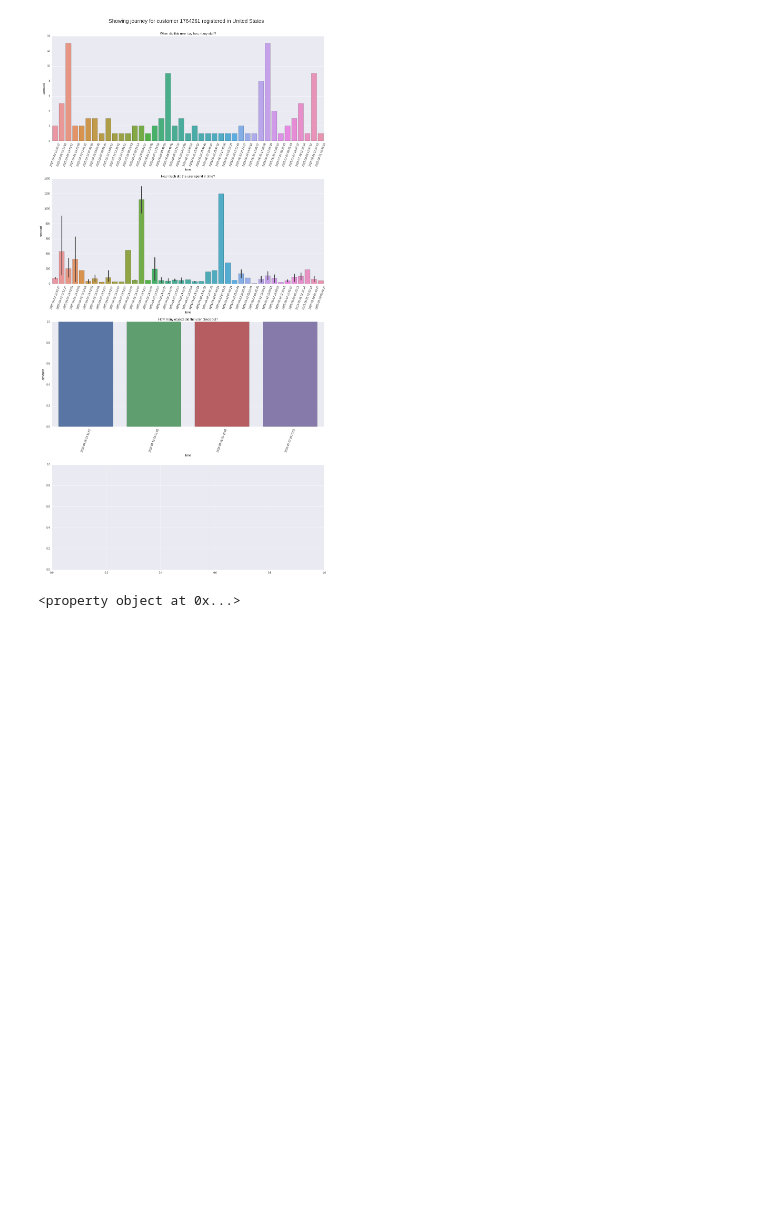
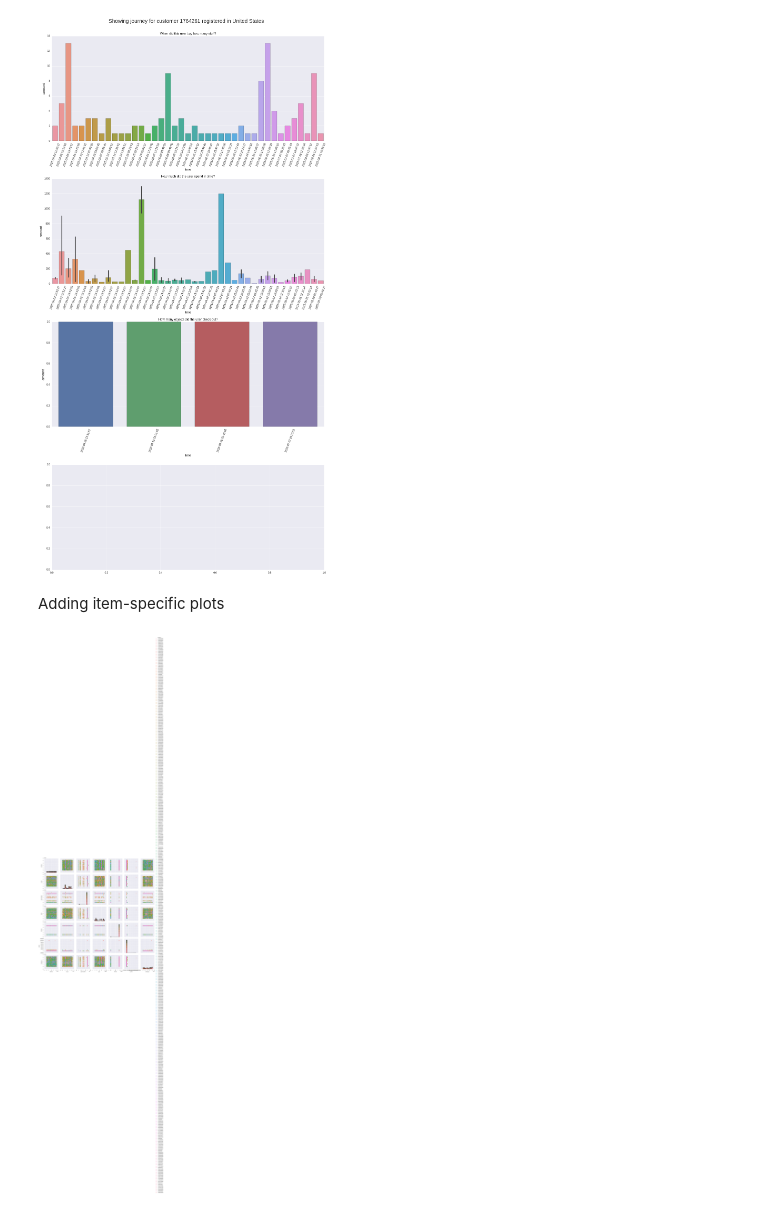
Before and after one commit to PredictionIO/labs-untested, a Jupyter notebook: Kasia Janocha/First attempts to plot.ipynb, the cells around one changed output. Cells and saved outputs as stored; diff of their text form; code cells hidden in the pictures; blank space fills up the shorter version.

Commit message:
Adding first item-specific multidimentional comparizon across categories

```diff
--- a/Kasia Janocha/First attempts to plot.ipynb
+++ b/Kasia Janocha/First attempts to plot.ipynb
@@ -243,7 +243,10 @@ frequent_buyer = full_info_conversions.userId.value_counts().idxmax()
 single_customer_journey(frequent_buyer)
 # %% [output]
 [figure]
-# %%
-print(pandas.Series.dt.month)
-# %% [output]
-<property object at 0x...>
+# %% [markdown]
+Adding item-specific plots
+# %%
+sns.pairplot(items, hue="category")
+sns.plt.show()
+# %% [output]
+[figure, added]
```
Also changed, not shown: parts of 3 cells of this notebook, 3 other files.
